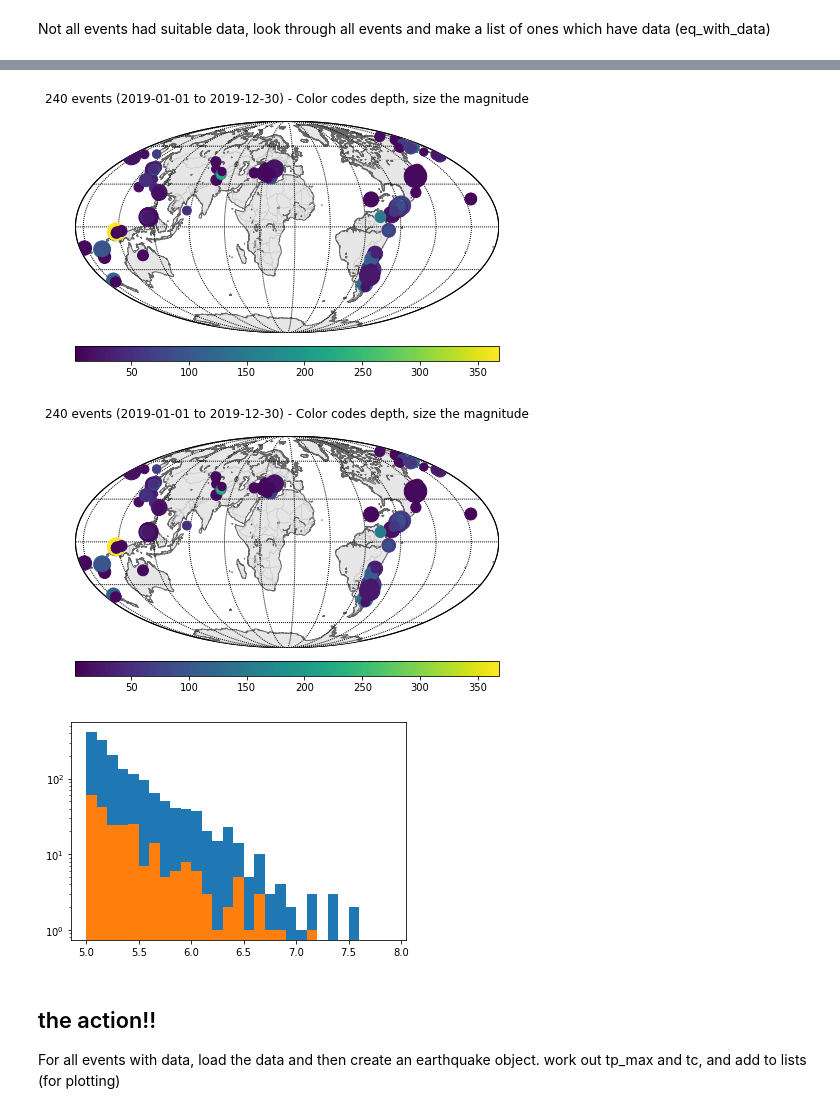
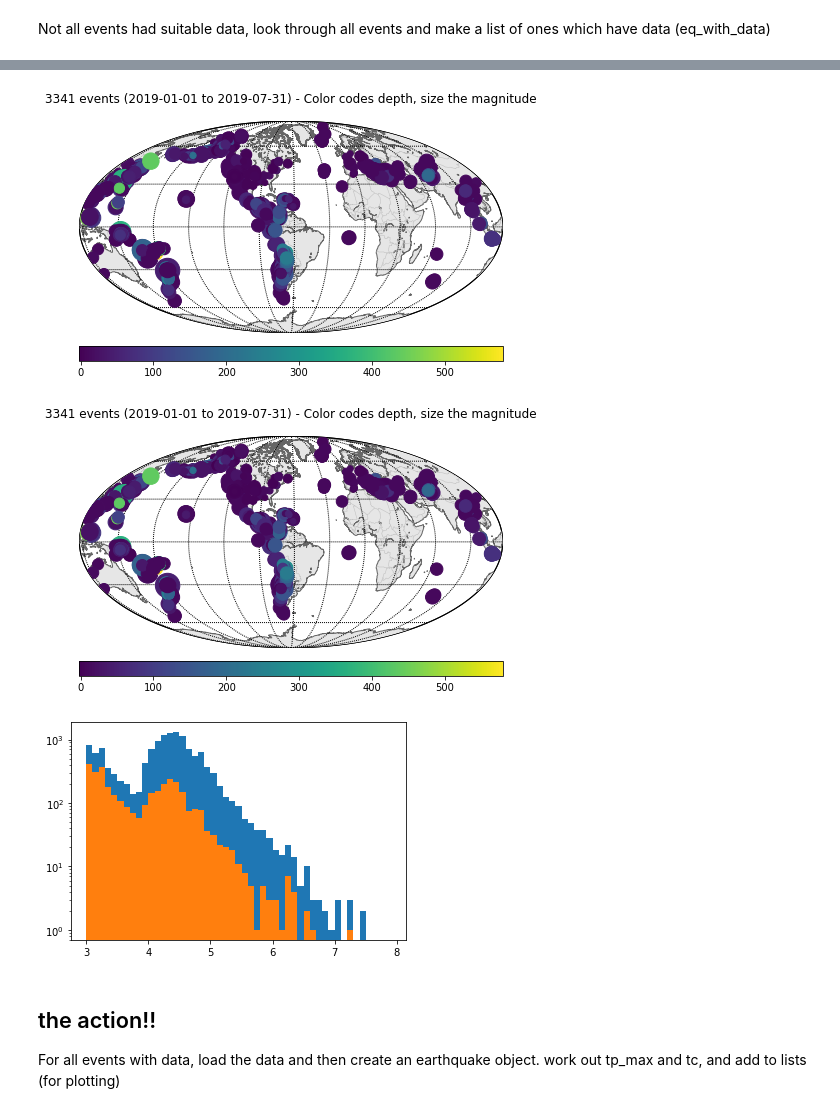
Before and after one commit to RebeccaColquhoun/seismo_det, a Jupyter notebook: code/tpmax_and_tc_notebook.ipynb, the cells around one changed output, grey strips where cells are left out. Drawn from its saved outputs; the diff is of its cells as text; code cells hidden in the pictures.

```diff
--- a/code/tpmax_and_tc_notebook.ipynb
+++ b/code/tpmax_and_tc_notebook.ipynb
@@ -21,7 +21,7 @@ import util
 ## Get set up
 Set path to data, and read eq_list (all folders in root folder)
 # %%
-root = '/home/earthquakes1/homes/Rebecca/phd/data/2019_global_m5/'
+root = '/home/earthquakes1/homes/Rebecca/phd/data/2019_global_m3/'
 
 eq_list = os.listdir(root)
 # %% [markdown]
@@ -53,21 +53,21 @@ cat.plot()
 # %%
 cat_with_data.plot()
 # %% [output]
-[figure, old version]
+[figure, new version]
-[figure, old version]
+[figure, new version]
 # %%
 cat[0].magnitudes[0].mag
 mags = []
 mags_d = []
 for e in cat:
     mags.append(e.magnitudes[0].mag)
 for e in cat_with_data:
     mags_d.append(e.magnitudes[0].mag)
-plt.hist(mags, np.arange(5, 8, 0.1))
-plt.hist(mags_d, np.arange(5, 8, 0.1))
+plt.hist(mags, np.arange(3, 8, 0.1))
+plt.hist(mags_d, np.arange(3, 8, 0.1))
 plt.yscale('log')
 # %% [output]
-[figure, old version]
+[figure, new version]
 # %% [markdown]
 ## the action!!
 For all events with data, load the data and then create an earthquake object. work out tp_max and tc, and add to lists (for plotting)
```
Also changed, not shown: parts of 5 cells of this notebook, 3 other files.
